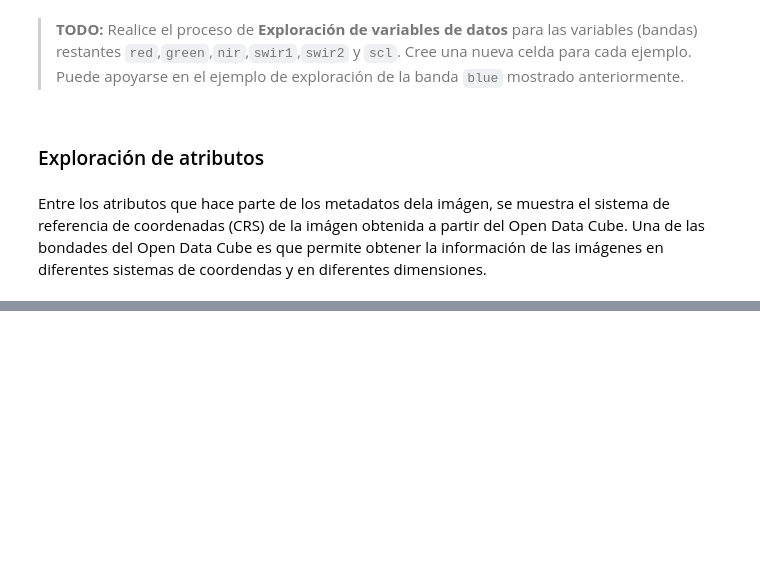
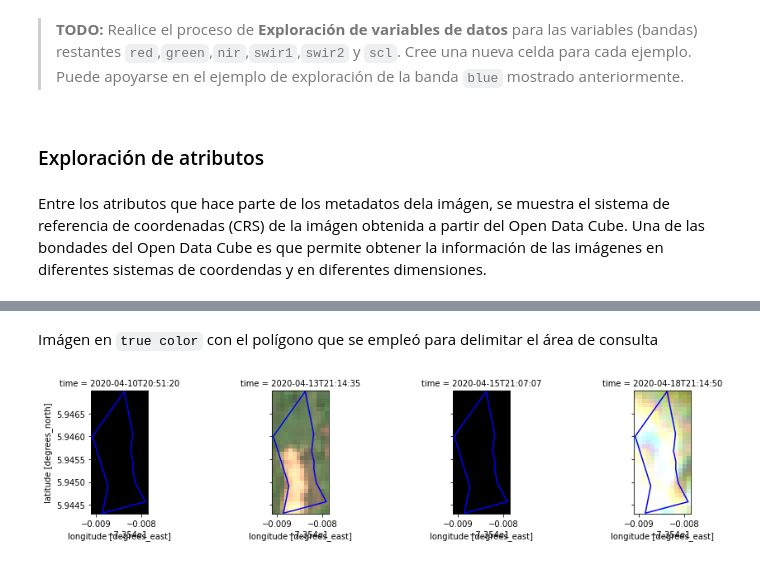
Before and after one commit to DonAurelio/open-datacube-bac-training, a Jupyter notebook: 2. Introducción al Open Data Cube.ipynb, the cells around one changed output, grey strips where cells are left out. Drawn from its saved outputs; the diff is of its cells as text; code cells hidden in the pictures; blank space fills up the shorter version.

```diff
--- a/2. Introducción al Open Data Cube.ipynb
+++ b/2. Introducción al Open Data Cube.ipynb
@@ -196,9 +369,12 @@ NameError: name 'dataset' is not defined
+# %% [markdown]
+Imágen en `true color` con el polígono que se empleó para delimitar el área de consulta
 # %%
 rgb = dataset[["red","green","blue"]].to_array(dim='color')
 rgb = rgb.transpose(*(rgb.dims[1:]+rgb.dims[:1]))  # make 'color' the last dimension
 img = rgb.plot.imshow(col='time',col_wrap=4,add_colorbar=False,vmin=0,vmax=1500)
 
-if df_polygon:
-    for axes in img.axes.flat:
-        geo_df_predio.boundary.plot(ax=axes,markersize=20,color='blue',marker='o')
+for axes in img.axes.flat:
+    df_polygon.boundary.plot(ax=axes,markersize=20,color='blue',marker='o')
 plt.show()
+# %% [output]
+[figure, added]
```
Also changed, not shown: parts of 35 cells of this notebook, 1 other file.
